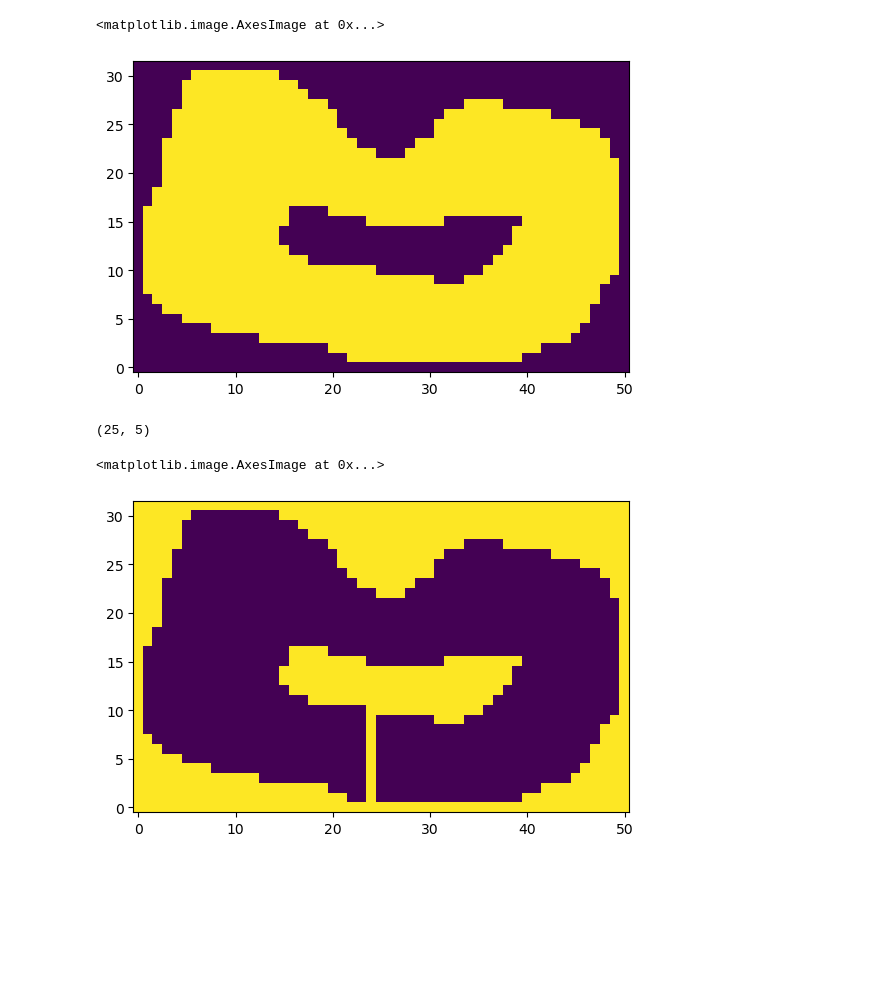
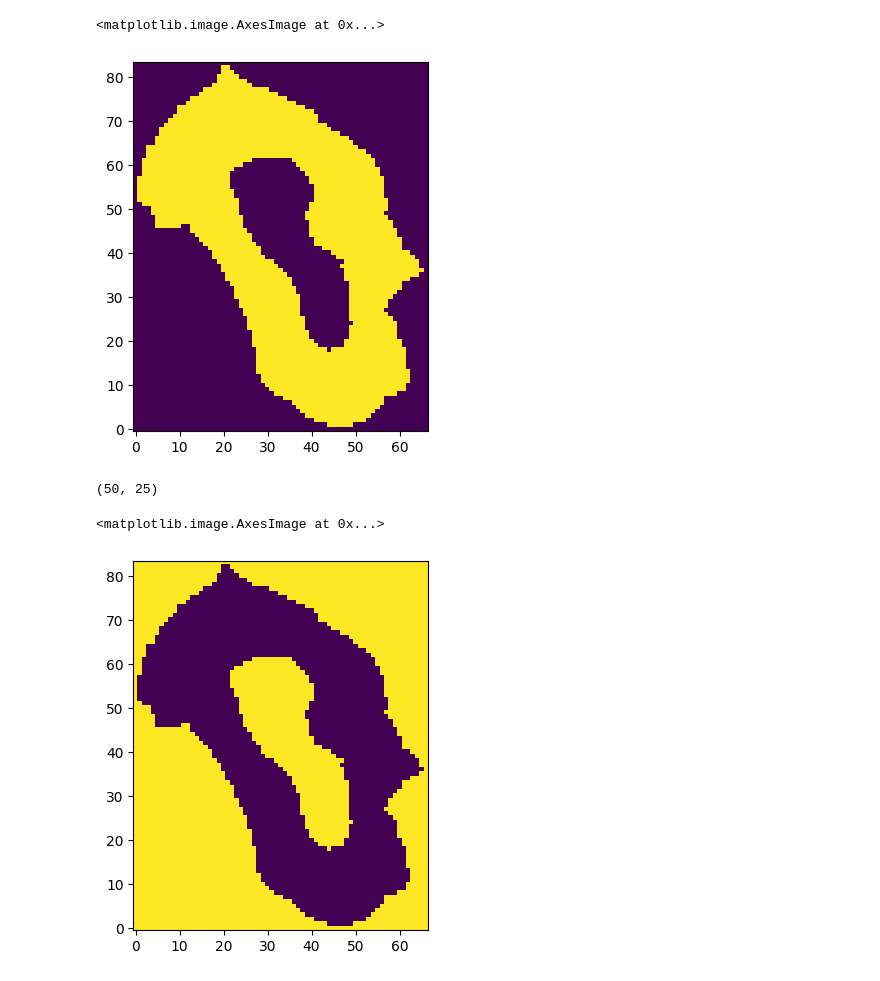
Before and after one commit to tommaso-bertola/computer-vision-and-robotics, a Jupyter notebook: robot-code/pathfinding/testing_maze.ipynb, the cells around one changed output. Cells and saved outputs as stored; diff of their text form; code cells hidden in the pictures; blank space fills up the shorter version.

Commit message:
New pickle and start new heuristic

```diff
--- a/robot-code/pathfinding/testing_maze.ipynb
+++ b/robot-code/pathfinding/testing_maze.ipynb
@@ -7,7 +7,7 @@ from shapely.geometry import Polygon
 from shapely.geometry import Point
 from magic import ordinator
 # %%
-with open(r"SLAM20240121_162038.pickle", "rb") as input_file:
+with open(r"SLAM20240124_101335.pickle", "rb") as input_file:
     e = pickle.load(input_file)
 
 positions = e['positions']
@@ -29,6 +29,6 @@ positions_internal = positions_array[mask_internal]
 pos_list_ext = [pos for pos in positions_external]
 pos_list_int = [pos for pos in positions_internal]
 # %%
-external_ordered = np.array(ordinator(pos_list_ext))
+external_ordered = np.array(ordinator(pos_list_ext,max_distance=0.6))
 internal_ordered = np.array(ordinator(pos_list_int))
 # %% [output]
@@ -149,18 +150,18 @@ index_y = int(abs(min_y-0)/spatial_step/1.5)
 plt.imshow(mask, origin='lower',)
 # %% [output]
 <matplotlib.image.AxesImage at 0x...>
-[figure, old version]
+[figure, new version]
 # %%
-start=(25,5)
-end=(10,25)
+start=(50,25)
+end=(50,20)
 start
 # %% [output]
-(25, 5)
+(50, 25)
 # %%
 mask=1-mask
-mask[0:12, 24]=1
+# mask[0:12, 24]
 plt.imshow(mask, origin='lower')
 # %% [output]
 <matplotlib.image.AxesImage at 0x...>
-[figure, old version]
+[figure, new version]
 # %%
```
Also changed, not shown: parts of 4 cells of this notebook, 3 other files.
